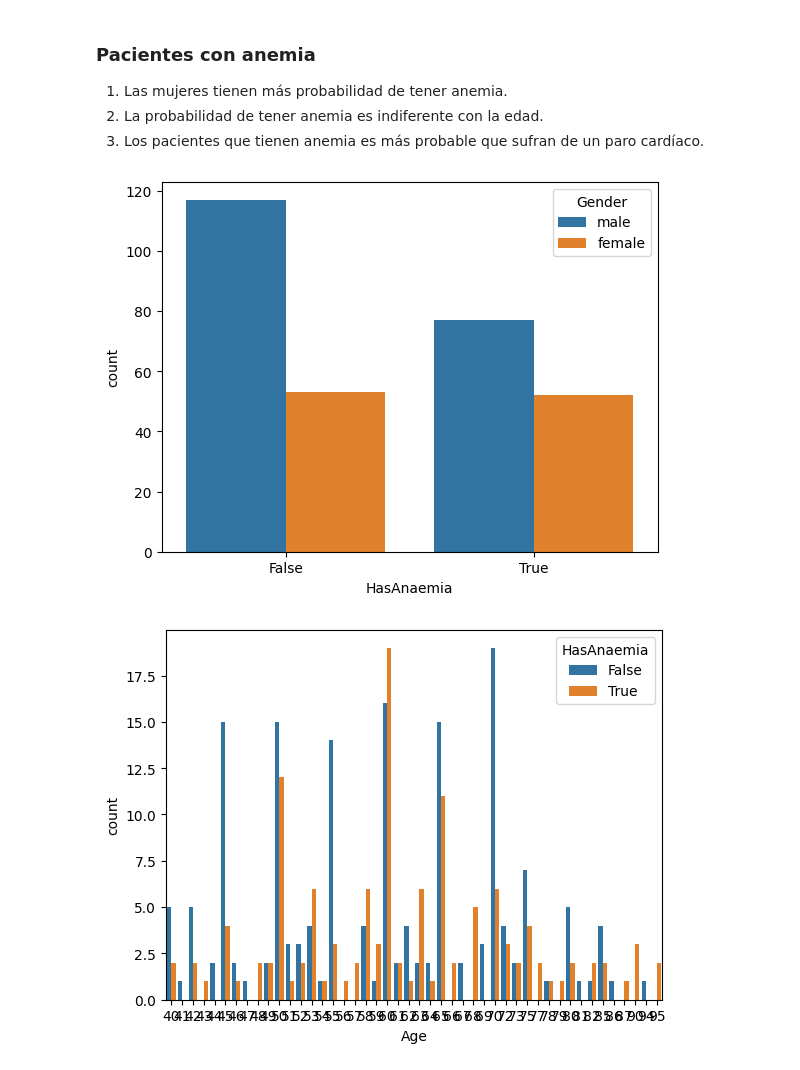
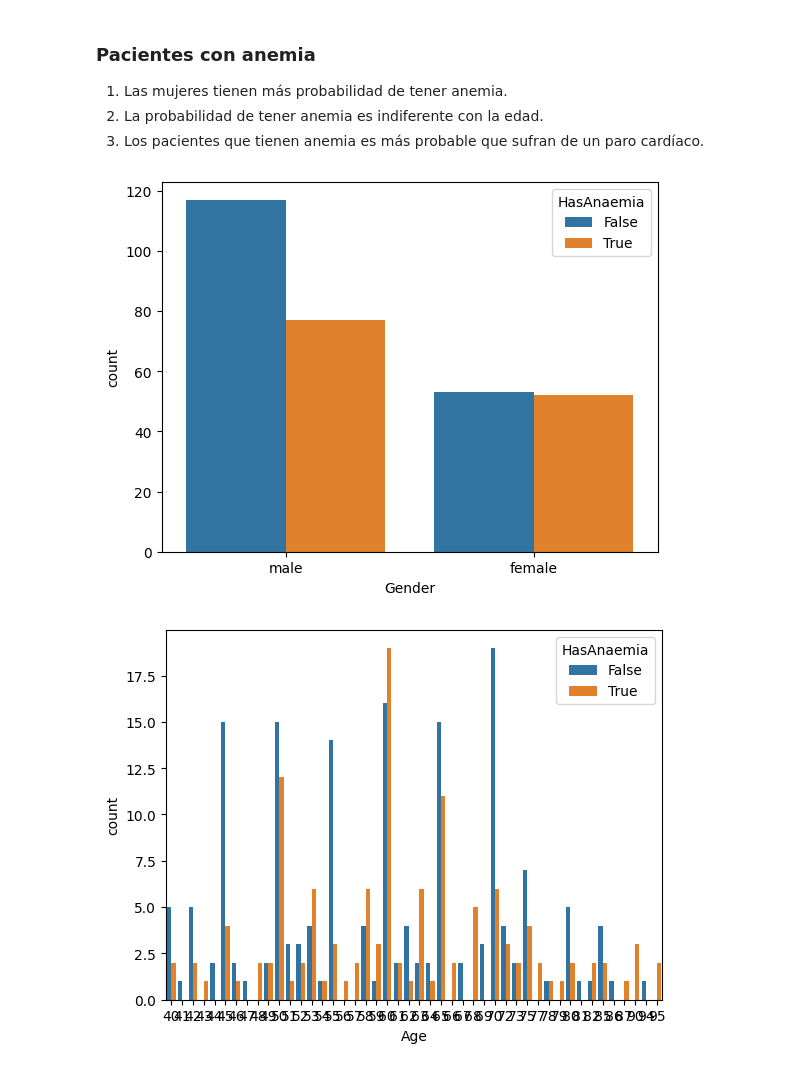
Before and after one commit to BertaVives/Analisis-de-la-insuficiencia-cardiaca, a Jupyter notebook: src/EDA.ipynb, the cells around one changed output. Saved outputs shown, nothing was run; the diff lists cells and outputs as text; code cells hidden in the pictures.

```diff
--- a/src/EDA.ipynb
+++ b/src/EDA.ipynb
@@ -575,10 +578,10 @@ sns.displot(data, x="Age", hue="PatientDeceased", kind="kde", fill=True)
 3. Los pacientes que tienen anemia es más probable que sufran de un paro cardíaco.
 # %%
 # 1
-sns.countplot(x ='HasAnaemia', hue = "Gender", data = data)
+sns.countplot(x ='Gender', hue = "HasAnaemia", data = data)
 plt.show()
 # %% [output]
-[figure, old version]
+[figure, new version]
 # %%
 # 2
 sns.countplot(x ='Age', hue = "HasAnaemia", data = data)
```
Also changed, not shown: parts of 27 cells of this notebook.
